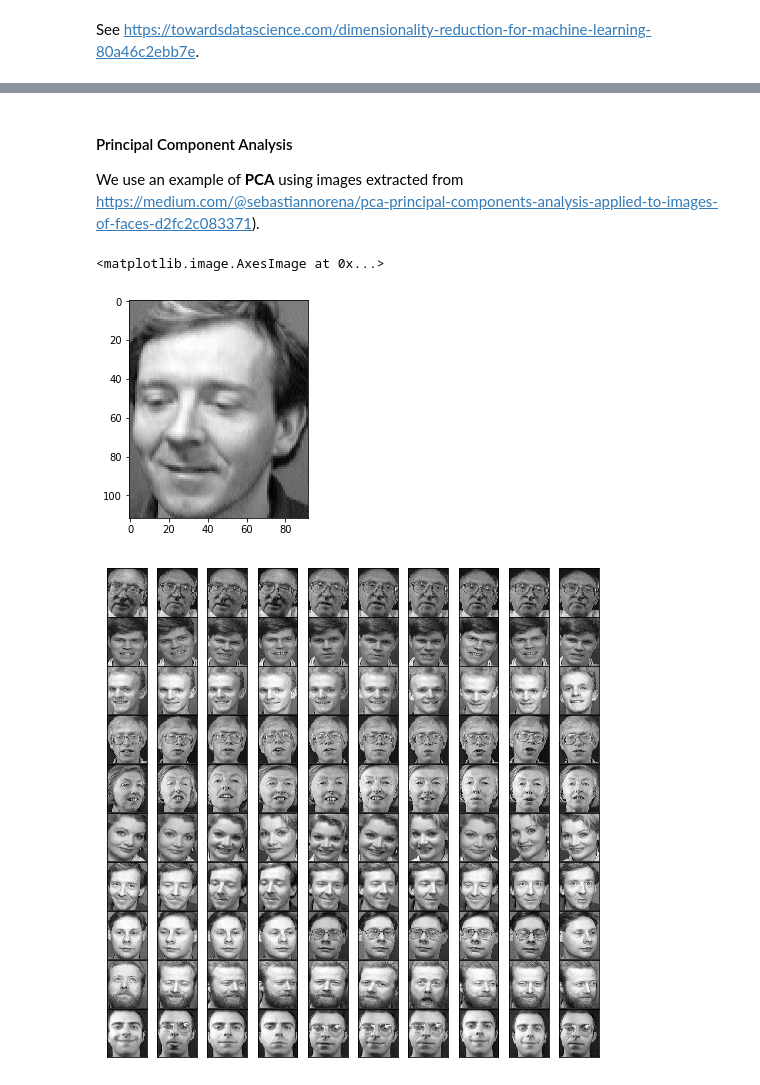
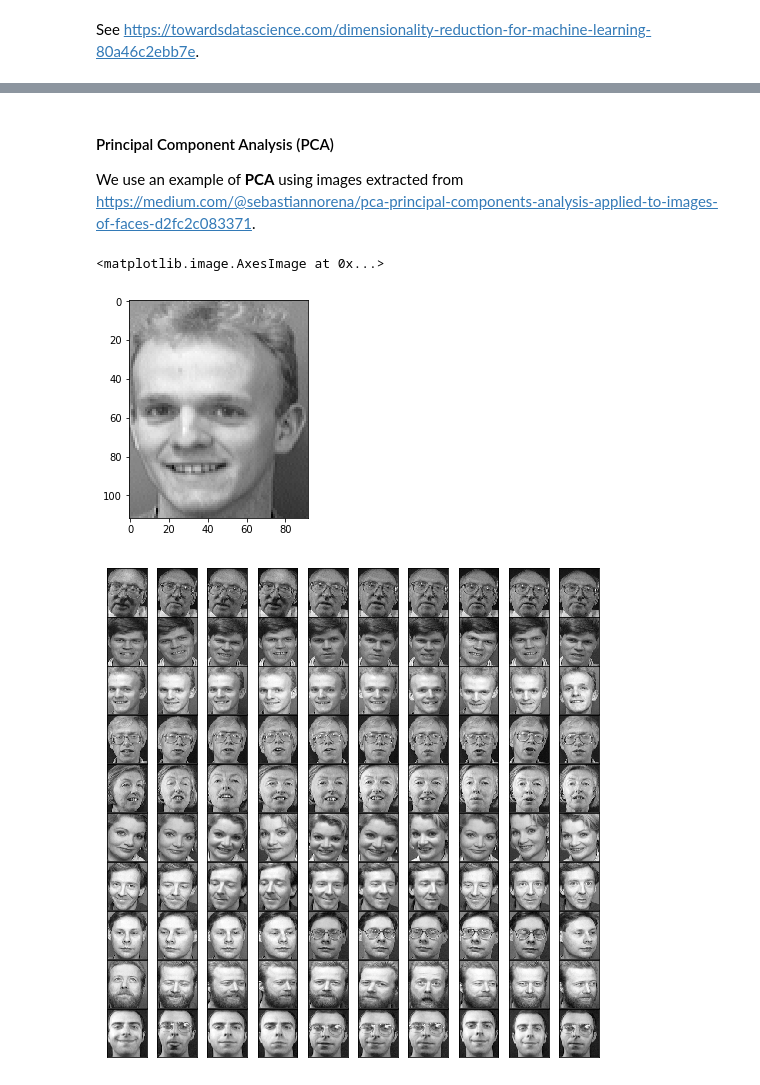
Before and after one commit to juanse1608/Courses, a Jupyter notebook: Jupyters/Notebooks/DimRed-Py.ipynb, the cells around one changed output, grey strips where cells are left out. Drawn from its saved outputs; the diff is of its cells as text; code cells hidden in the pictures.

```diff
--- a/Jupyters/Notebooks/DimRed-Py.ipynb
+++ b/Jupyters/Notebooks/DimRed-Py.ipynb
@@ -48,20 +46,18 @@ Using TensorFlow backend.
 # %% [markdown]
-#### Principal  Component Analysis
-We use an example of __PCA__ using images extracted from https://medium.com/@sebastiannorena/pca-principal-components-analysis-applied-to-images-of-faces-d2fc2c083371).
+#### Principal  Component Analysis (PCA)
+We use an example of __PCA__ using images extracted from https://medium.com/@sebastiannorena/pca-principal-components-analysis-applied-to-images-of-faces-d2fc2c083371.
 # %%
 import warnings
 warnings.filterwarnings('ignore')
 # %%
 #An example of the images used
-
-#img = imread("/Users/JuanSebastianCorredorRodriguez/Documents/Git Repositories/Datasets/Att-Faces/s5/1.pgm")
-img = imread("/Users/danielmartinez/Documents/Att-Faces/s3/5.pgm")
+img = imread("/Users/JuanSebastianCorredorRodriguez/Documents/Git Repositories/Datasets/Att-Faces/s5/1.pgm")
 img = img.astype(np.uint8)
 img = img/255
 plt.imshow(img, cmap = 'gray')
 # %% [output]
 <matplotlib.image.AxesImage at 0x...>
-[figure, old version]
+[figure, new version]
 # %%
 #Load the images and show some of then
 
```
Also changed, not shown: parts of 8 cells of this notebook.
